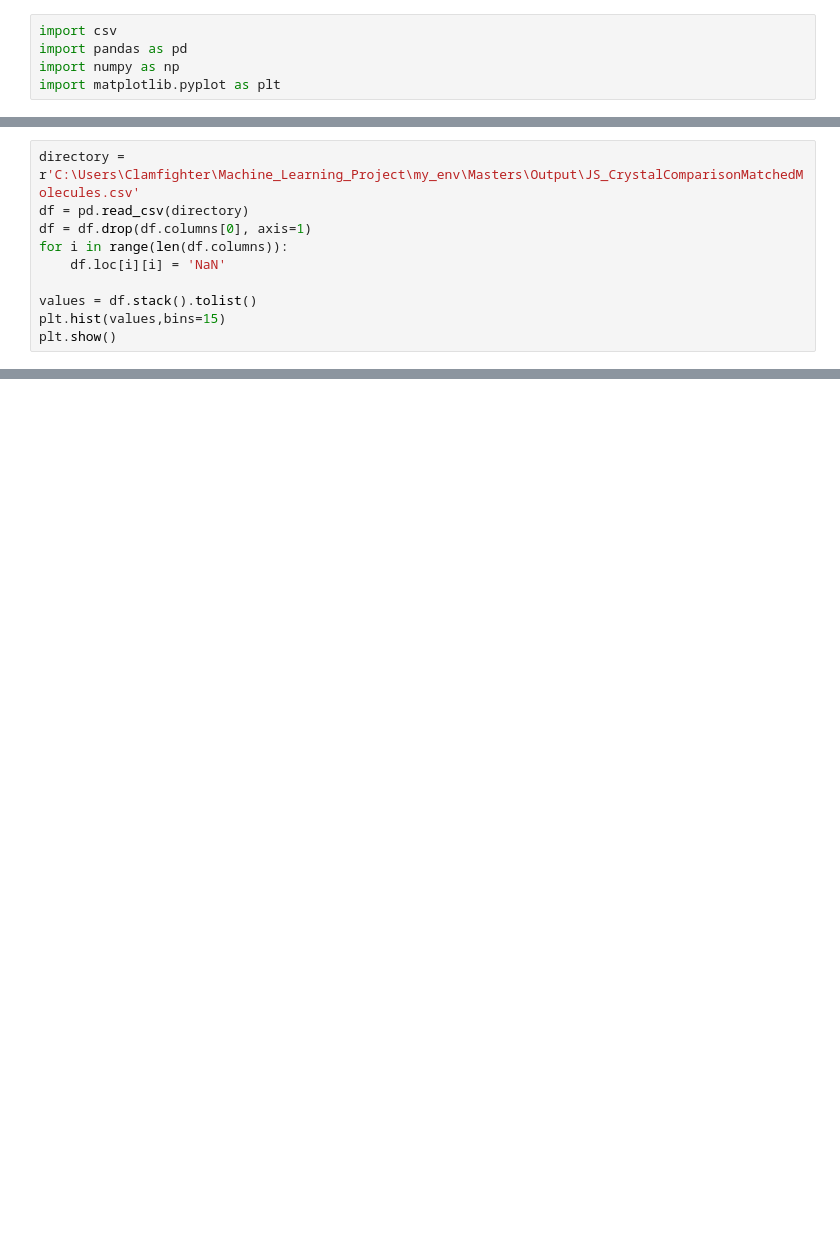
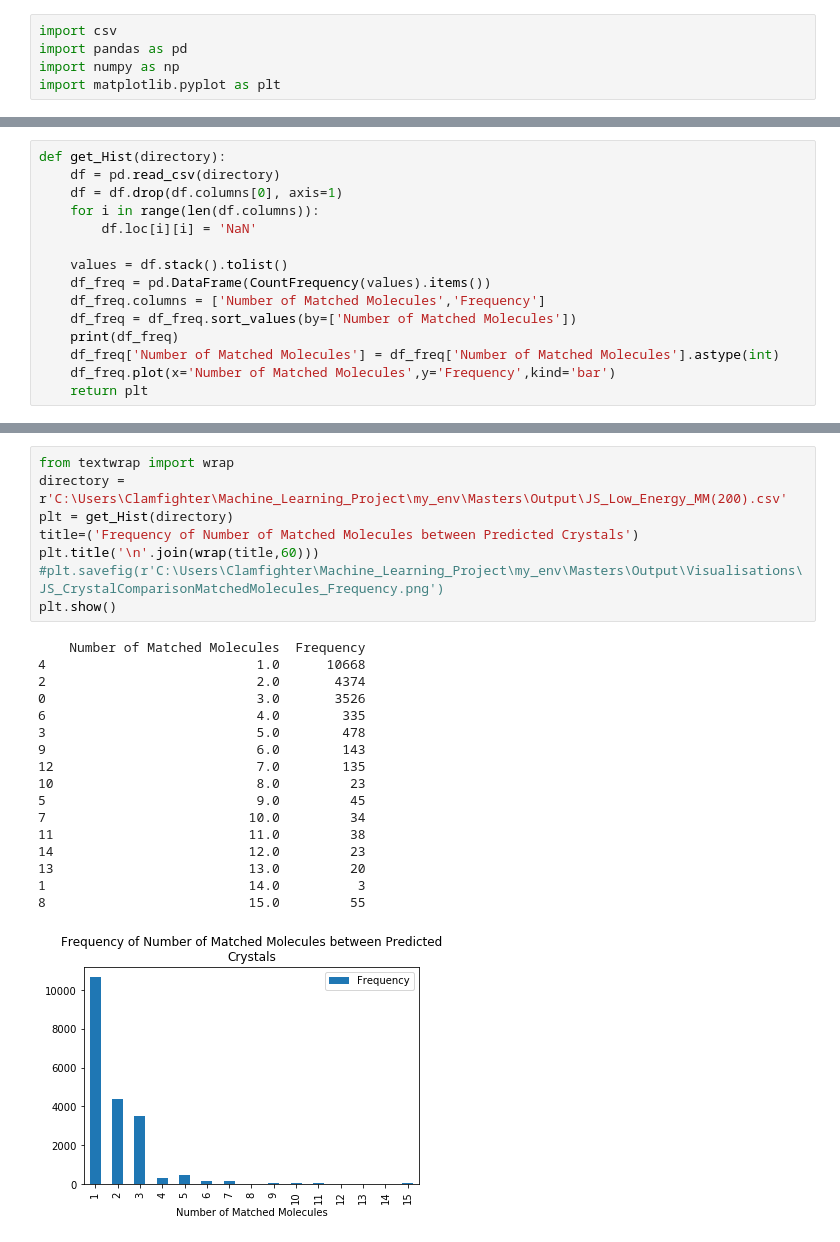
Before and after one commit to jacksim588/Masters-Project, a Jupyter notebook: Visualisation.ipynb, the cells around one changed output, grey strips where cells are left out. Cells and saved outputs as stored; diff of their text form; blank space fills up the shorter version.

Commit message:
Time Comparisons

```diff
--- a/Visualisation.ipynb
+++ b/Visualisation.ipynb
@@ -6,10 +17,15 @@ import matplotlib.pyplot as plt
 # %%
-directory = r'C:\Users\Clamfighter\Machine_Learning_Project\my_env\Masters\Output\JS_CrystalComparisonMatchedMolecules.csv'
-df = pd.read_csv(directory)
-df = df.drop(df.columns[0], axis=1)
-for i in range(len(df.columns)):
-    df.loc[i][i] = 'NaN'
+def get_Hist(directory):
+    df = pd.read_csv(directory)
+    df = df.drop(df.columns[0], axis=1)
+    for i in range(len(df.columns)):
+        df.loc[i][i] = 'NaN'
 
-values = df.stack().tolist()
-plt.hist(values,bins=15)
-plt.show()
+    values = df.stack().tolist()
+    df_freq = pd.DataFrame(CountFrequency(values).items())
+    df_freq.columns = ['Number of Matched Molecules','Frequency']
+    df_freq = df_freq.sort_values(by=['Number of Matched Molecules'])
+    print(df_freq)
+    df_freq['Number of Matched Molecules'] = df_freq['Number of Matched Molecules'].astype(int)
+    df_freq.plot(x='Number of Matched Molecules',y='Frequency',kind='bar')
+    return plt
@@ -49,0 +32,26 @@ df_freq
+# %%
+from textwrap import wrap
+directory = r'C:\Users\Clamfighter\Machine_Learning_Project\my_env\Masters\Output\JS_Low_Energy_MM(200).csv'
+plt = get_Hist(directory)
+title=('Frequency of Number of Matched Molecules between Predicted Crystals')
+plt.title('\n'.join(wrap(title,60)))
+#plt.savefig(r'C:\Users\Clamfighter\Machine_Learning_Project\my_env\Masters\Output\Visualisations\JS_CrystalComparisonMatchedMolecules_Frequency.png')
+plt.show()
+# %% [output]
+    Number of Matched Molecules  Frequency
+4                           1.0      10668
+2                           2.0       4374
+0                           3.0       3526
+6                           4.0        335
+3                           5.0        478
+9                           6.0        143
+12                          7.0        135
+10                          8.0         23
+5                           9.0         45
+7                          10.0         34
+11                         11.0         38
+14                         12.0         23
+13                         13.0         20
+1                          14.0          3
+8                          15.0         55
+[figure, added]
```
Also changed, not shown: parts of 2 cells of this notebook, 2 other files.
